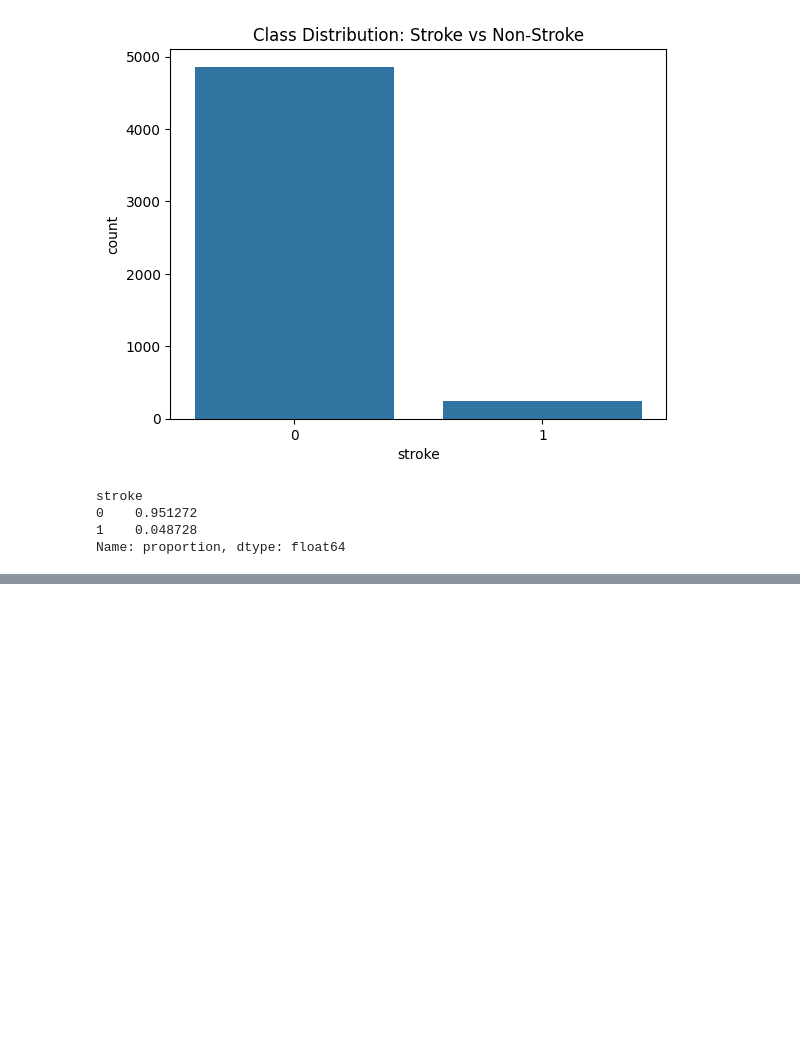
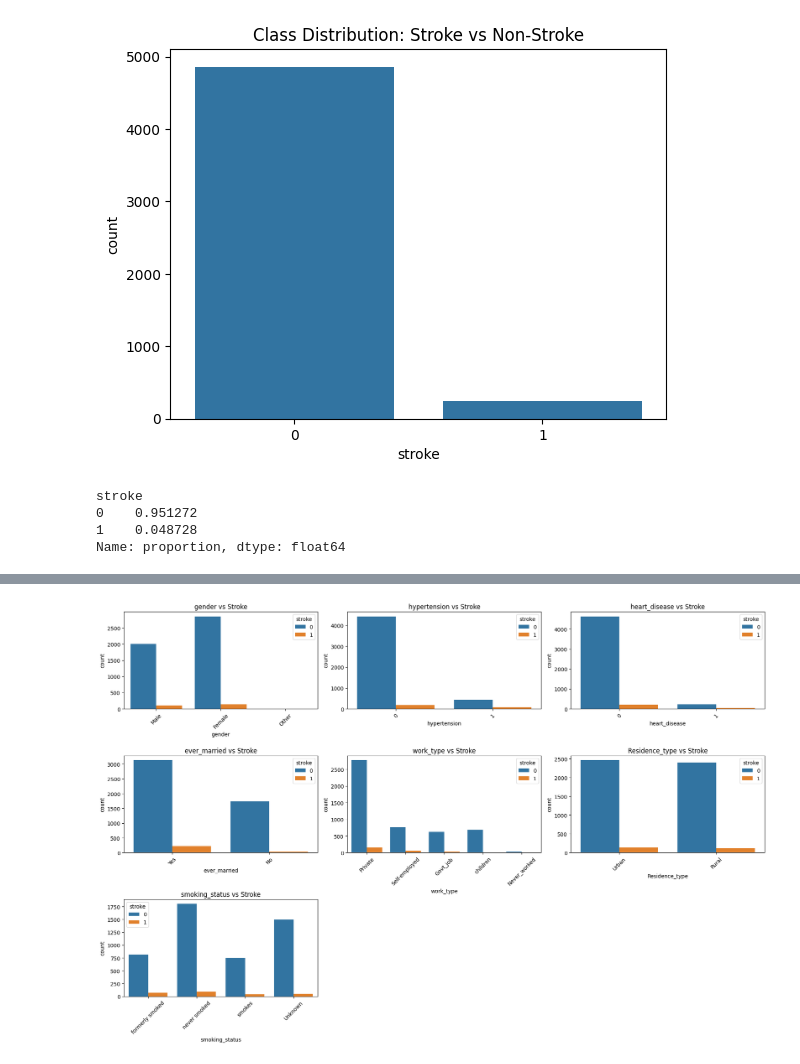
Before and after one commit to ibtj21/Stroke_Prediction_Using_Decison_Tree_at_iCog-Labs, a Jupyter notebook: stroke_prediction.ipynb, the cells around one changed output, grey strips where cells are left out. Drawn from its saved outputs; the diff is of its cells as text; code cells hidden in the pictures; blank space fills up the shorter version.

```diff
--- a/stroke_prediction.ipynb
+++ b/stroke_prediction.ipynb
@@ -49,0 +114,25 @@ Name: proportion, dtype: float64
+# %%
+cat_cols = ['gender', 'hypertension', 'heart_disease', 'ever_married',
+            'work_type', 'Residence_type', 'smoking_status']
+
+# Determine number of rows and columns for subplots
+n_cols = 3
+n_rows = (len(cat_cols) + n_cols - 1) // n_cols  # ceiling division
+
+fig, axes = plt.subplots(n_rows, n_cols, figsize=(18, n_rows*4))
+
+for i, col in enumerate(cat_cols):
+    row = i // n_cols
+    col_pos = i % n_cols
+    sns.countplot(x=col, hue='stroke', data=data, ax=axes[row, col_pos])
+    axes[row, col_pos].set_title(f'{col} vs Stroke')
+    axes[row, col_pos].tick_params(axis='x', rotation=45)
+
+# Remove empty subplots if any
+for j in range(i+1, n_rows*n_cols):
+    fig.delaxes(axes.flatten()[j])
+
+plt.tight_layout()
+plt.show()
+# %% [output]
+[figure, added]
```
Also changed, not shown: parts of 16 cells of this notebook.
